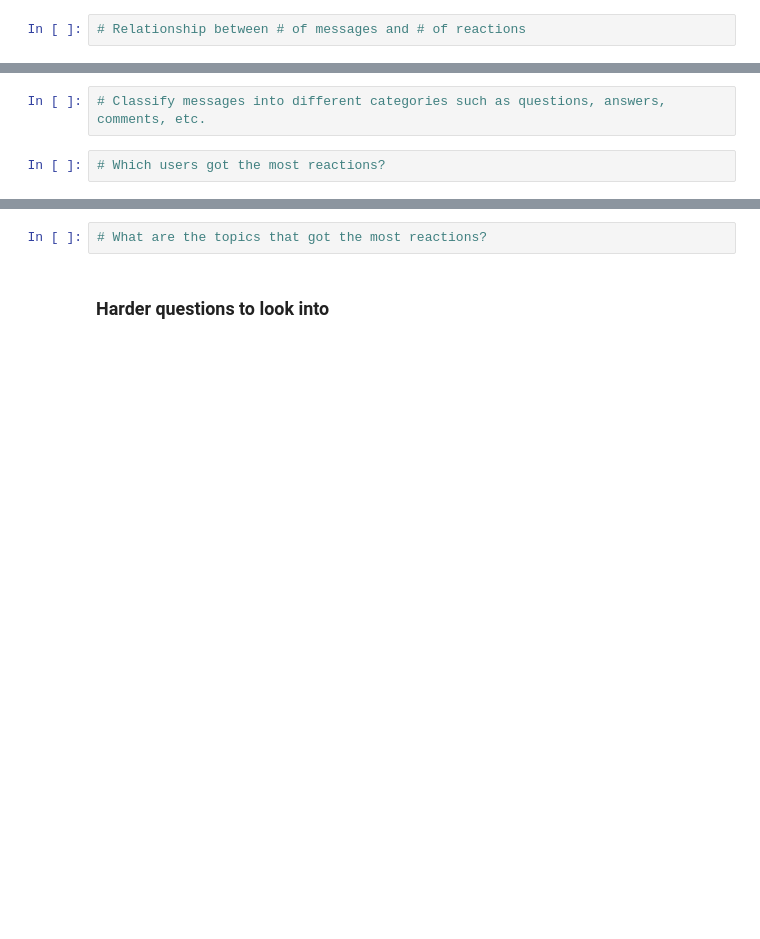
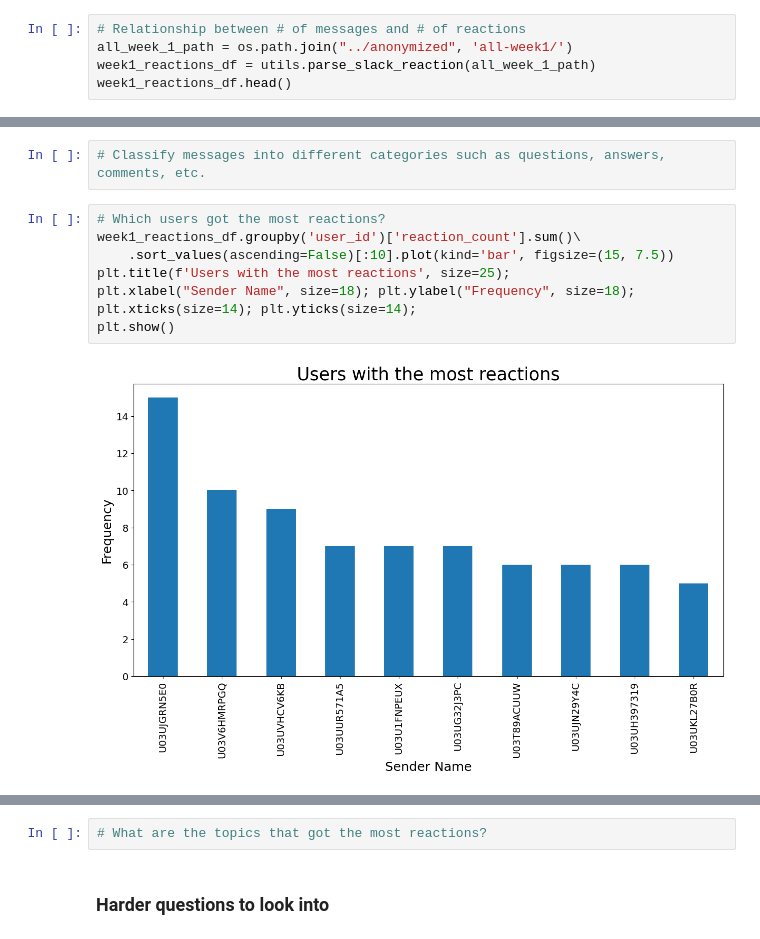
Before and after one commit to abdimussa87/week0_starter_network_analysis, a Jupyter notebook: notebooks/parse_slack_data.ipynb, the cells around one changed output, grey strips where cells are left out. Drawn from its saved outputs; the diff is of its cells as text; blank space fills up the shorter version.

```diff
--- a/notebooks/parse_slack_data.ipynb
+++ b/notebooks/parse_slack_data.ipynb
@@ -202,3 +229,6 @@ messages_replied_faster(week1_df)
 TypeError: can only concatenate str (not "int") to str
 # %%
 # Relationship between # of messages and # of reactions
+all_week_1_path = os.path.join("../anonymized", 'all-week1/')
+week1_reactions_df = utils.parse_slack_reaction(all_week_1_path)
+week1_reactions_df.head()
@@ -205,6 +242,14 @@ TypeError: can only concatenate str (not "int") to str
 # %%
 # Classify messages into different categories such as questions, answers, comments, etc.
-# %%
-# Which users got the most reactions?
+# %%
+# Which users got the most reactions?
+week1_reactions_df.groupby('user_id')['reaction_count'].sum()\
+    .sort_values(ascending=False)[:10].plot(kind='bar', figsize=(15, 7.5))
+plt.title(f'Users with the most reactions', size=25);
+plt.xlabel("Sender Name", size=18); plt.ylabel("Frequency", size=18);
+plt.xticks(size=14); plt.yticks(size=14);
+plt.show()
+# %% [output]
+[figure, added]
 # %%
 # Model topics mentioned in the channel
```
Also changed, not shown: parts of 5 cells of this notebook, 3 other files.
